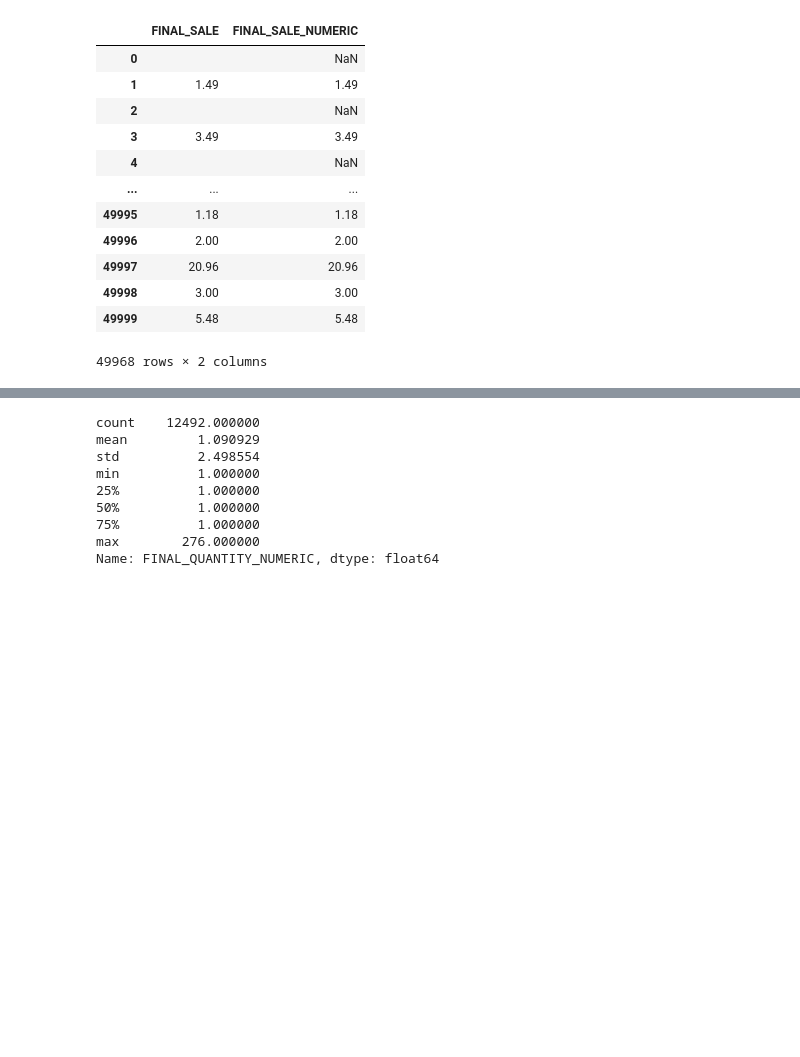
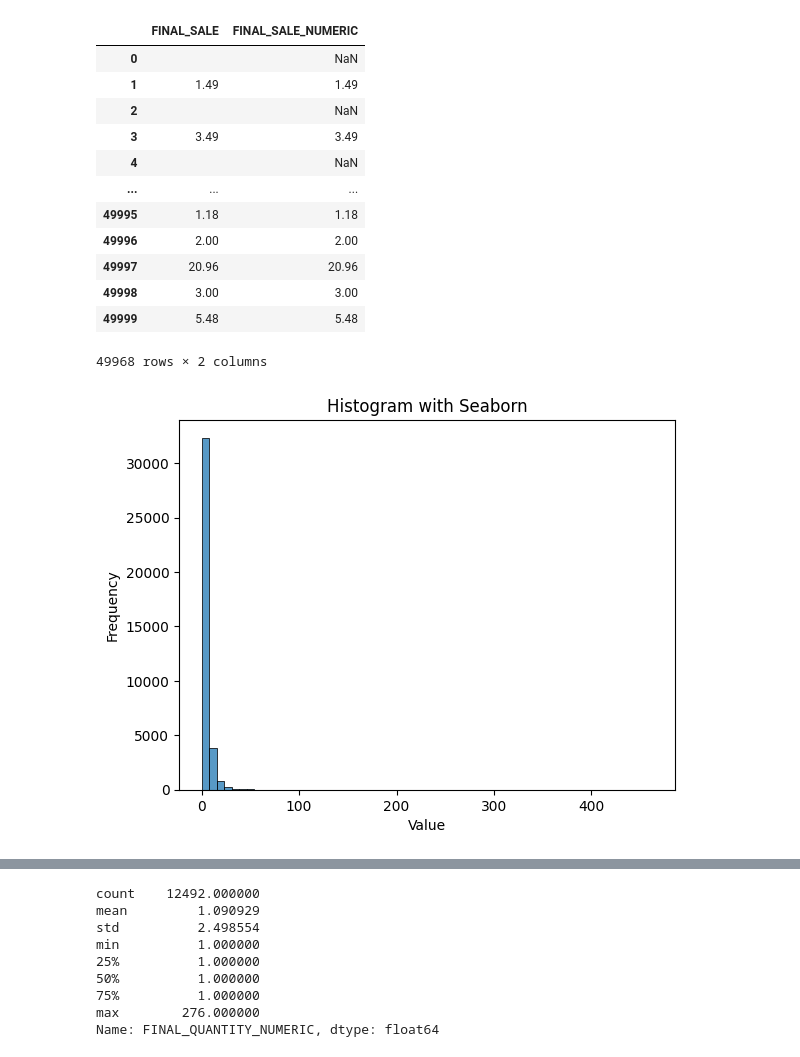
Before and after one commit to mariaob1201/FETCH-challenge, a Jupyter notebook: 2_processing/eda.ipynb, the cells around one changed output, grey strips where cells are left out. Saved outputs shown, nothing was run; the diff lists cells and outputs as text; code cells hidden in the pictures; blank space fills up the shorter version.

```diff
--- a/2_processing/eda.ipynb
+++ b/2_processing/eda.ipynb
@@ -276,3 +416,16 @@ transaction_clean[['FINAL_SALE','FINAL_SALE_NUMERIC']]
 | 49998 | 3.00 | 3.00 |
 | 49999 | 5.48 | 5.48 |
 49968 rows × 2 columns
+# %%
+data = transaction_clean['FINAL_SALE_NUMERIC'].values
+
+sns.histplot(data, bins=60, kde=False)
+
+
+plt.xlabel("Value")
+plt.ylabel("Frequency")
+plt.title("Histogram with Seaborn")
+
+plt.show()
+# %% [output]
+[figure, added]
```
Also changed, not shown: parts of 22 cells of this notebook, 3 other files.
